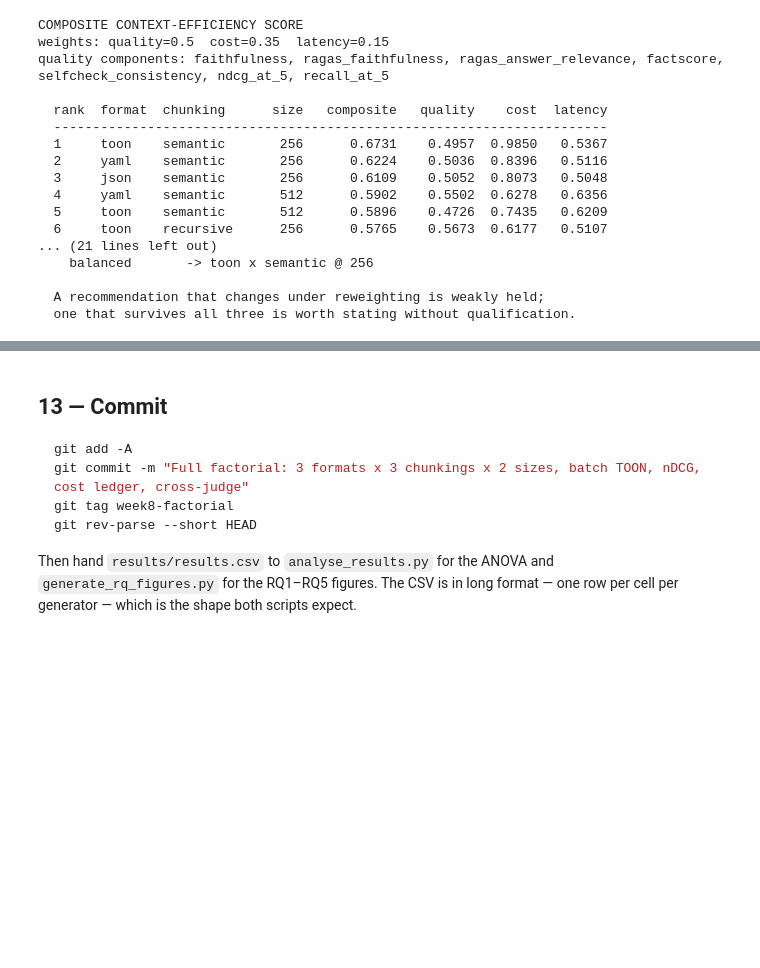
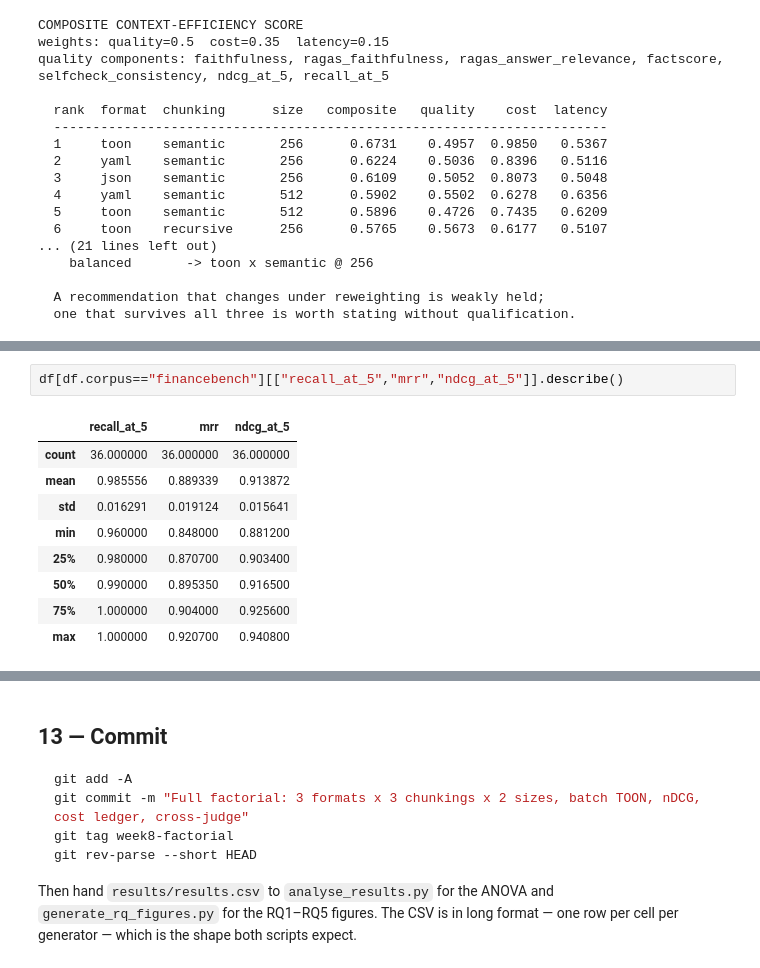
Before and after one commit to Enasnayel/RAG-Context, a Jupyter notebook: RAG.ipynb, the cells around one changed output, grey strips where cells are left out. Saved outputs shown, nothing was run; the diff lists cells and outputs as text; blank space fills up the shorter version.

```diff
--- a/RAG.ipynb
+++ b/RAG.ipynb
@@ -2075,0 +2096,12 @@ quality components: faithfulness, ragas_faithfulness, ragas_answer_relevance, fa
+# %%
+df[df.corpus=="financebench"][["recall_at_5","mrr","ndcg_at_5"]].describe()
+# %% [output]
+|  | recall_at_5 | mrr | ndcg_at_5 |
+| count | 36.000000 | 36.000000 | 36.000000 |
+| mean | 0.985556 | 0.889339 | 0.913872 |
+| std | 0.016291 | 0.019124 | 0.015641 |
+| min | 0.960000 | 0.848000 | 0.881200 |
+| 25% | 0.980000 | 0.870700 | 0.903400 |
+| 50% | 0.990000 | 0.895350 | 0.916500 |
+| 75% | 1.000000 | 0.904000 | 0.925600 |
+| max | 1.000000 | 0.920700 | 0.940800 |
```
Also changed, not shown: parts of 28 cells of this notebook, 23 other files.
